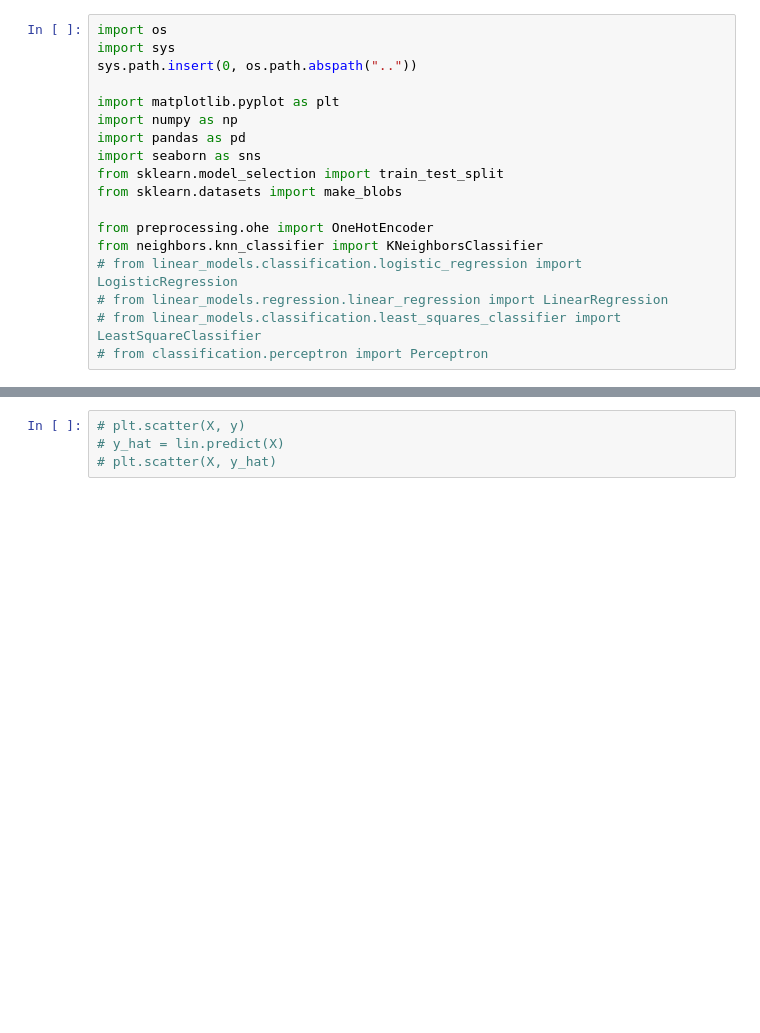
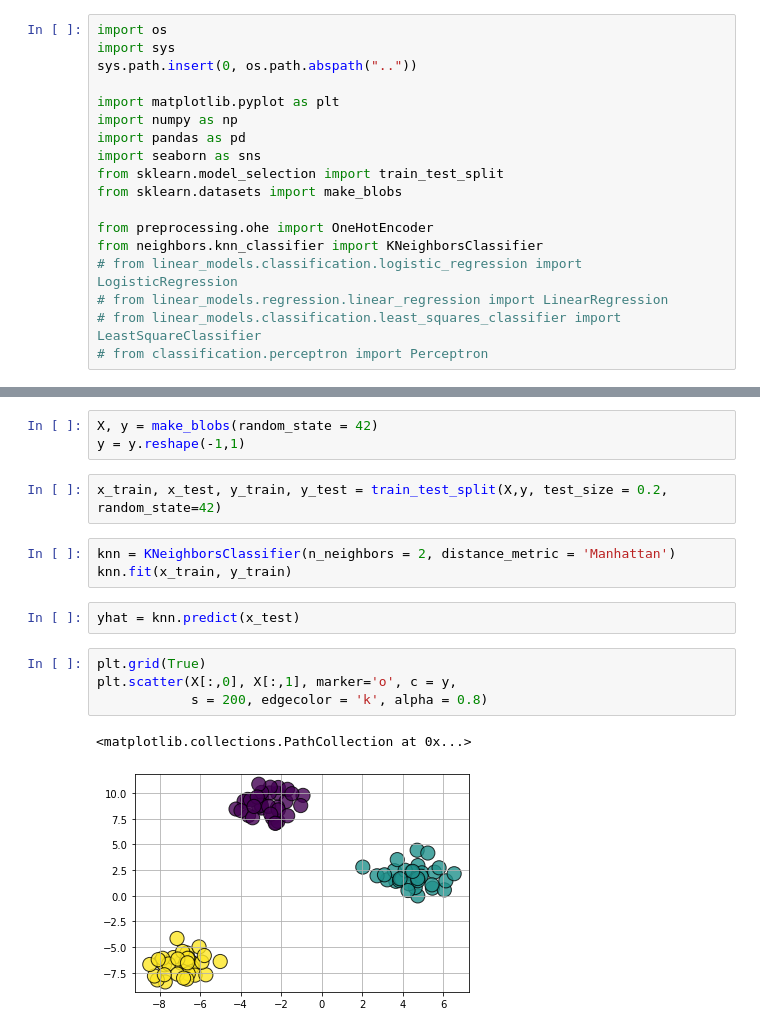
Before and after one commit to p4arth/ML-Algorithms, a Jupyter notebook: Tutorials/test.ipynb, the cells around one changed output, grey strips where cells are left out. Drawn from its saved outputs; the diff is of its cells as text; blank space fills up the shorter version.

```diff
--- a/Tutorials/test.ipynb
+++ b/Tutorials/test.ipynb
@@ -49,4 +19,17 @@ IndexError: index 3 is out of bounds for axis 0 with size 3
-# %%
-# plt.scatter(X, y)
-# y_hat = lin.predict(X)
-# plt.scatter(X, y_hat)
+# %%
+X, y = make_blobs(random_state = 42)
+y = y.reshape(-1,1)
+# %%
+x_train, x_test, y_train, y_test = train_test_split(X,y, test_size = 0.2, random_state=42)
+# %%
+knn = KNeighborsClassifier(n_neighbors = 2, distance_metric = 'Manhattan')
+knn.fit(x_train, y_train)
+# %%
+yhat = knn.predict(x_test)
+# %%
+plt.grid(True)
+plt.scatter(X[:,0], X[:,1], marker='o', c = y,
+            s = 200, edgecolor = 'k', alpha = 0.8)
+# %% [output]
+<matplotlib.collections.PathCollection at 0x...>
+[figure, added]
```
Also changed, not shown: parts of 10 cells of this notebook, 1 other file.
